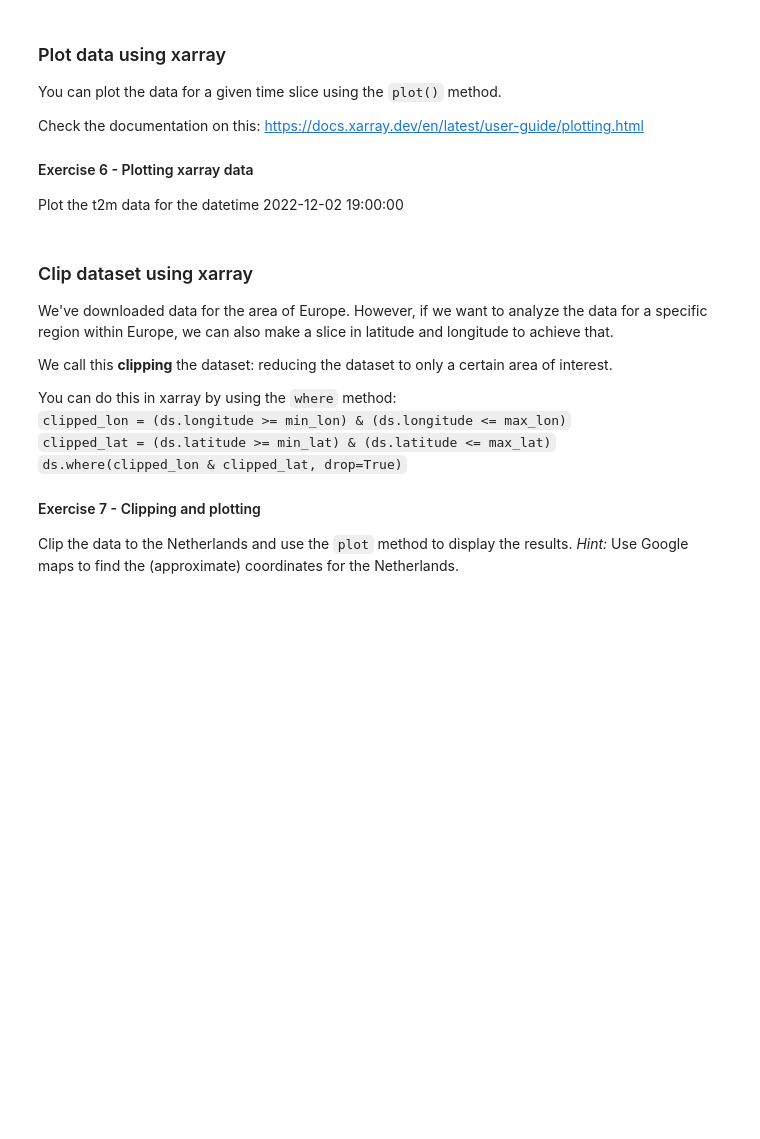
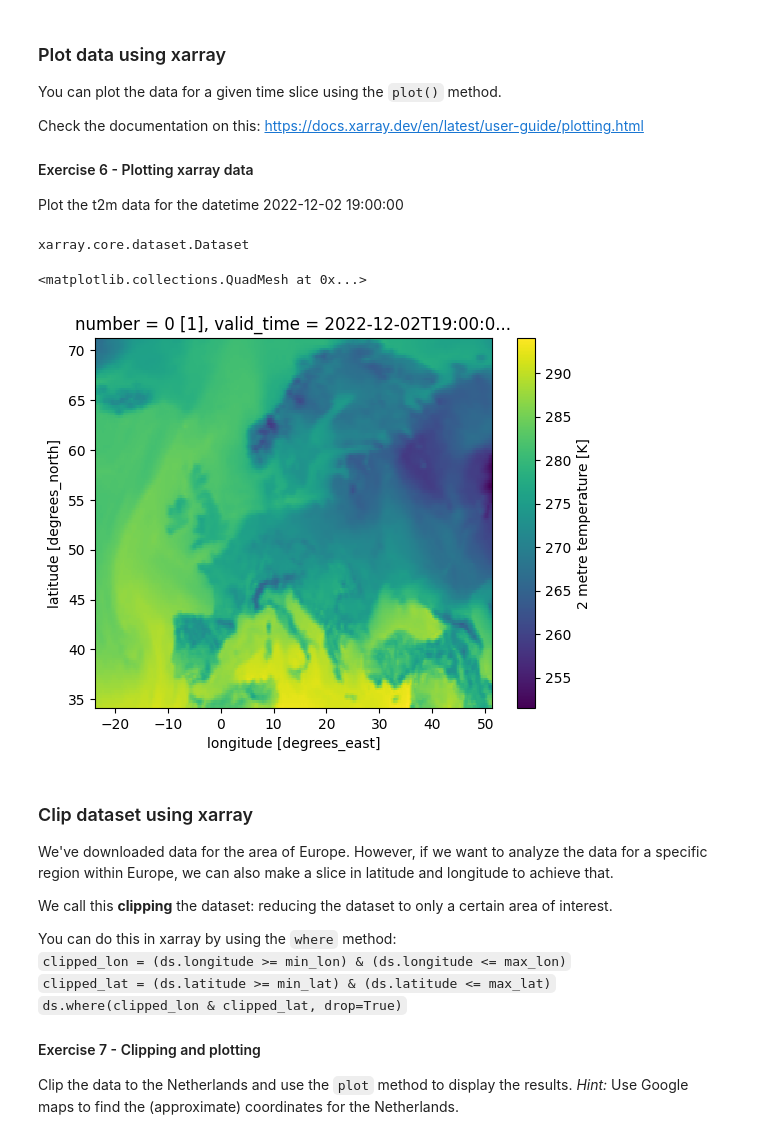
Before and after one commit to victorelgersma/dafs, a Jupyter notebook: week4/Lesson 1 - Climate data - v4 - without Solutions.ipynb, the cells around one changed output. Saved outputs shown, nothing was run; the diff lists cells and outputs as text; code cells hidden in the pictures; blank space fills up the shorter version.

Commit message:
learning a bit about xarray

```diff
--- a/week4/Lesson 1 - Climate data - v4 - without Solutions.ipynb
+++ b/week4/Lesson 1 - Climate data - v4 - without Solutions.ipynb
@@ -192,5 +182,5 @@ Then use the `open_dataset` function to read the NetCDF file:
 Run the code below to read your NetCDF file. Note that it assumes you have downloaded into a /data/era5 subfolder and the file is called download_new.nc. If needed, replace this with your chosen file name and location.
 # %%
 import xarray as xr
-ds = xr.open_dataset('data/era5/download_new.nc')
+ds = xr.open_dataset('b5c10f86b559a6be87c5982677502579.nc', engine='netcdf4')
 ds
@@ -254,6 +331,8 @@ Create a time slice for the 2nd of December 2022, for longitude values between 1
 It is possible to create a new variable from existing variables. For instance, the new variable 't2m_C' can be created to show the temperature in degrees Celsius in your NetCDF dataset.
 # %%
 #Create the new variable 't2m_C' in your NetCDF dataset
+
+ds['t2m_C'] = ds['t2m'] -273.15
 # %% [markdown]
 ### Indexing in xarray
 There is more than one method of accessing elements in an xarray DataArray.
@@ -276,8 +376,17 @@ Check the documentation on this: https://docs.xarray.dev/en/latest/user-guide/pl
 
 #### Exercise 6 - Plotting xarray data
 Plot the t2m data for the datetime 2022-12-02 19:00:00
+# %%
+type(ds)
+# %% [output]
+xarray.core.dataset.Dataset
 # %%
 # Insert code for exercise 6 here
+
+ds['t2m'].sel(valid_time=datetime(2022,12,2, 19, 0,0)).plot()
+# %% [output]
+<matplotlib.collections.QuadMesh at 0x...>
+[figure, added]
 # %% [markdown]
 ### Clip dataset using xarray
 We've downloaded data for the area of Europe. However, if we want to analyze the data for a specific region within Europe, we can also make a slice in latitude and longitude to achieve that.
```
Also changed, not shown: parts of 16 cells of this notebook, 4 other files.
